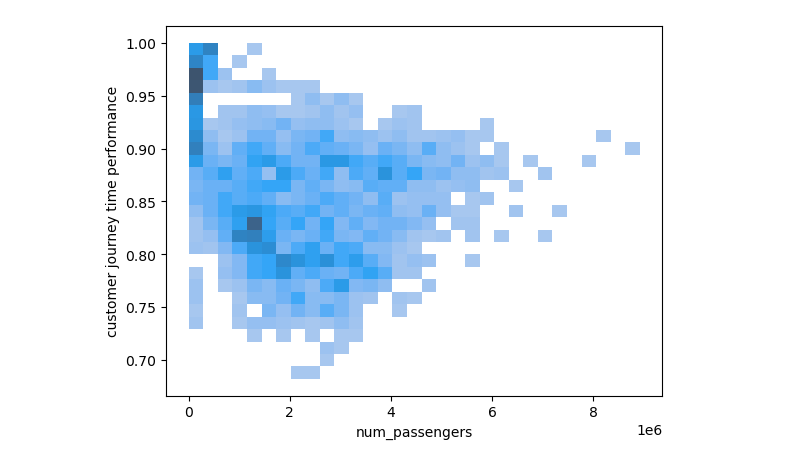
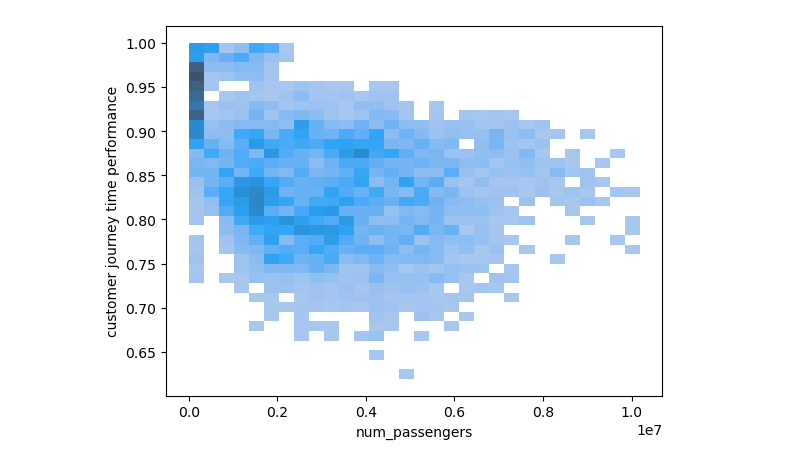
Before and after one commit to tali0n-git/MTA-subway-analysis, a Jupyter notebook: rosania-notebook.ipynb, the cells around one changed output. Cells and saved outputs as stored; diff of their text form; code cells hidden in the pictures.

Commit message:
added analysis and graphs

```diff
--- a/rosania-notebook.ipynb
+++ b/rosania-notebook.ipynb
@@ -22,0 +17,5 @@ MTA.head()
+# %%
+MTA_1 = pd.read_csv('data/MTA_Subway_Customer_Metrics__2015-2019.csv')
+MTA_2 = pd.read_csv('data/MTA_Subway_Customer_Metrics_2020-2024.csv')
+# %%
+merged_mta = pd.concat([MTA_1, MTA_2])
@@ -119,5 +128,6 @@ plt.show()
 # %%
-sns.histplot(MTA, x="num_passengers", y="customer journey time performance")
+#Histogram of Number of Passengersand Customer Journey
+sns.histplot(merged_mta, x="num_passengers", y="customer journey time performance")
 plt.show()
 # %% [output]
-[figure, old version]
+[figure, new version]
```
Also changed, not shown: parts of 27 cells of this notebook.
